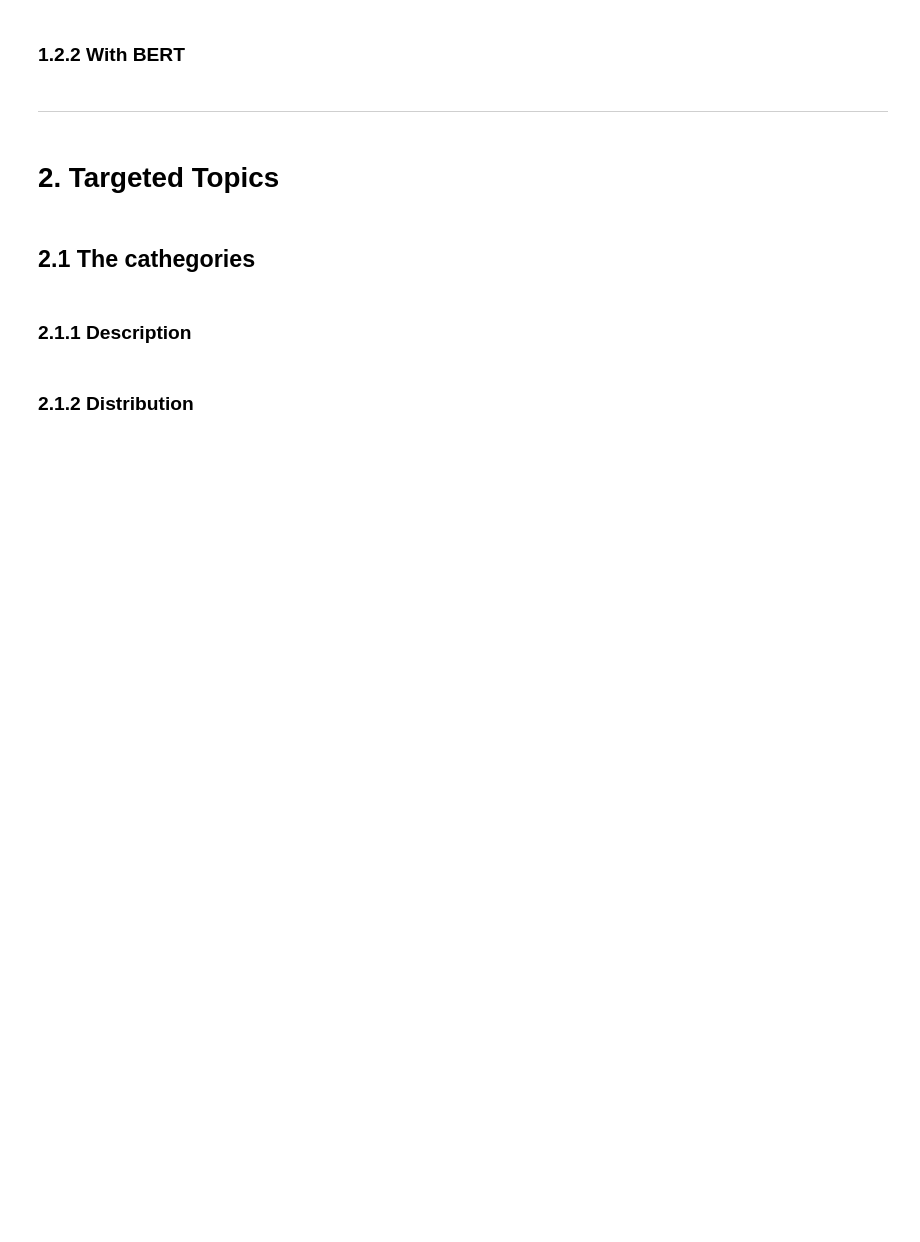
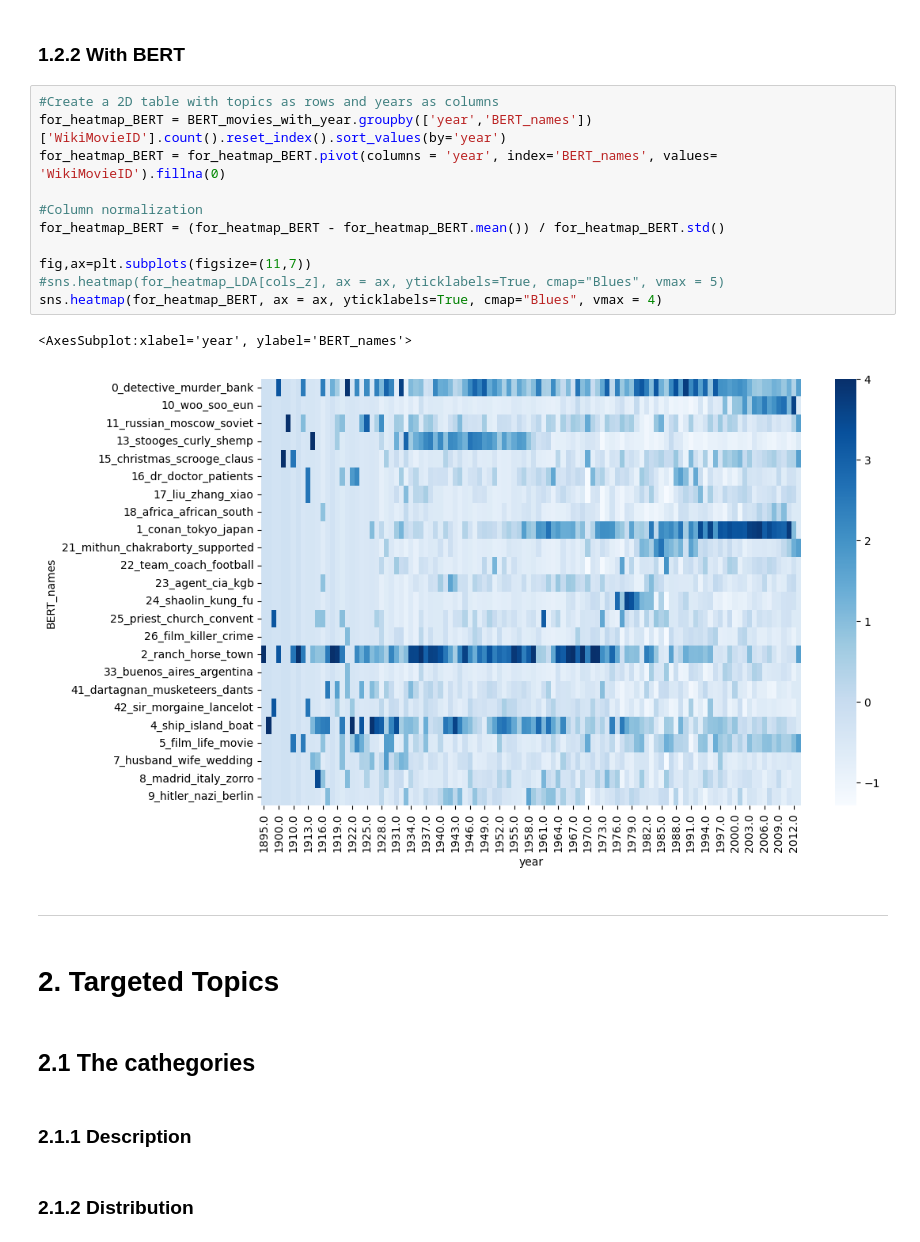
Before and after one commit to salome-baup/ada-2022-project-adaccord, a Jupyter notebook: Milestone3_DataAnalysis.ipynb, the cells around one changed output. Drawn from its saved outputs; the diff is of its cells as text; blank space fills up the shorter version.

```diff
--- a/Milestone3_DataAnalysis.ipynb
+++ b/Milestone3_DataAnalysis.ipynb
@@ -445,5 +465,19 @@ plt.show()
 # %% [markdown]
 ### 1.2.2 With BERT <a id='1.2.2'></a>
+# %%
+#Create a 2D table with topics as rows and years as columns
+for_heatmap_BERT = BERT_movies_with_year.groupby(['year','BERT_names'])['WikiMovieID'].count().reset_index().sort_values(by='year')
+for_heatmap_BERT = for_heatmap_BERT.pivot(columns = 'year', index='BERT_names', values= 'WikiMovieID').fillna(0)
+
+#Column normalization
+for_heatmap_BERT = (for_heatmap_BERT - for_heatmap_BERT.mean()) / for_heatmap_BERT.std()
+
+fig,ax=plt.subplots(figsize=(11,7))
+#sns.heatmap(for_heatmap_LDA[cols_z], ax = ax, yticklabels=True, cmap="Blues", vmax = 5)
+sns.heatmap(for_heatmap_BERT, ax = ax, yticklabels=True, cmap="Blues", vmax = 4)
+# %% [output]
+<AxesSubplot:xlabel='year', ylabel='BERT_names'>
+[figure, added]
 # %% [markdown]
 ---
 # %% [markdown]
```
Also changed, not shown: parts of 2 cells of this notebook.
